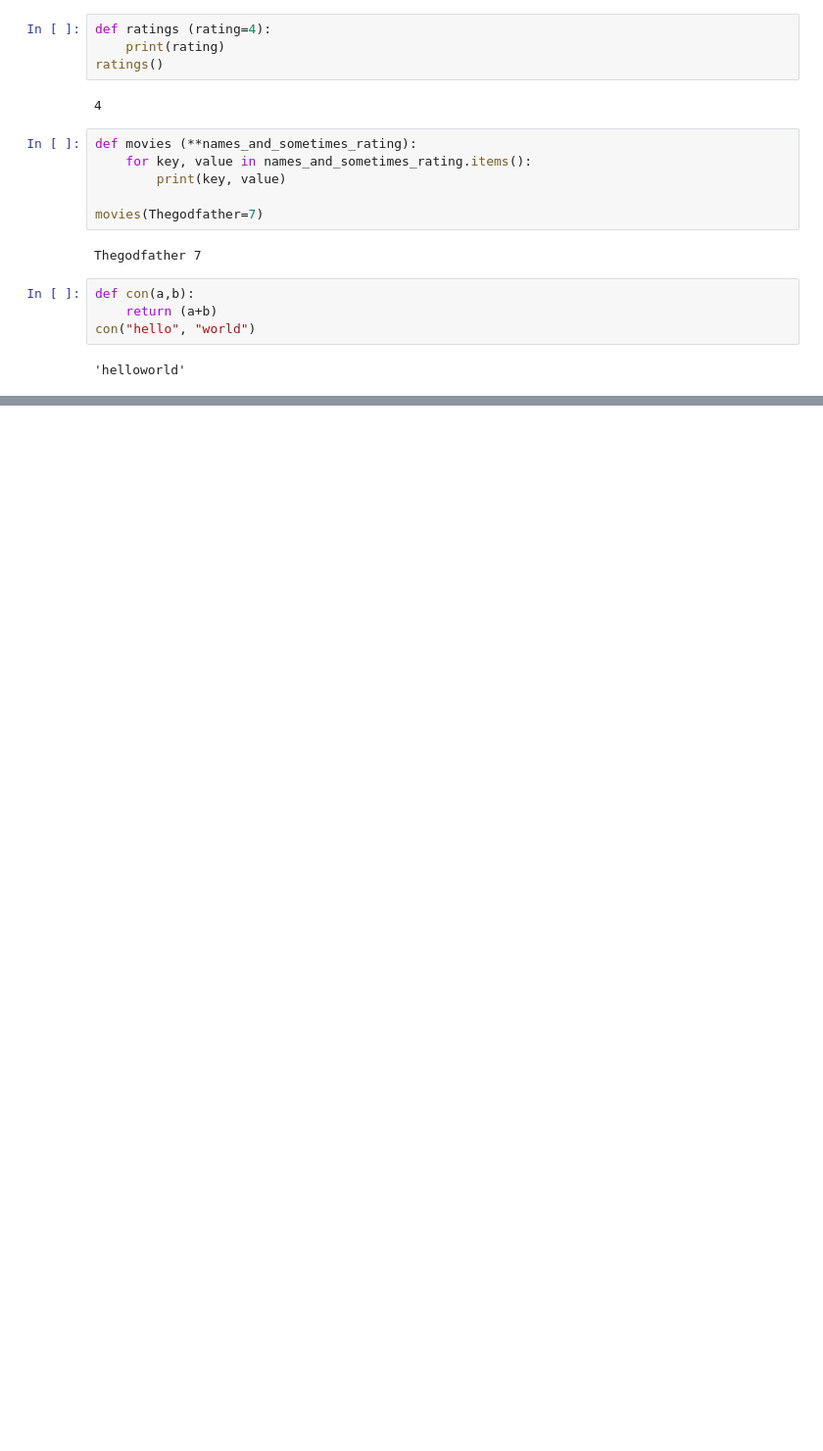
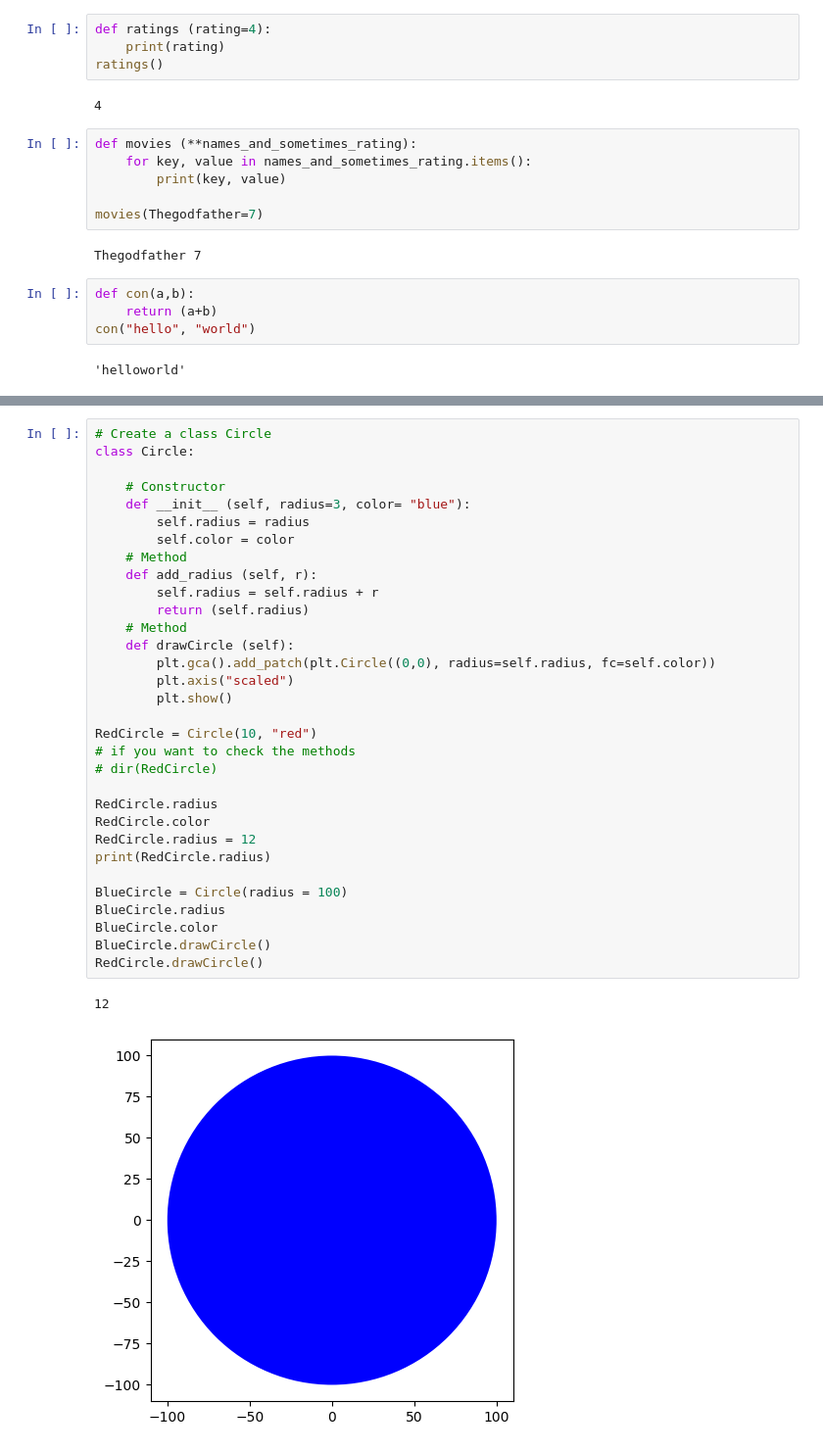
Before and after one commit to Yasir-4/data-science-practice, a Jupyter notebook: Python practice.ipynb, the cells around one changed output, grey strips where cells are left out. Shown at 98% size. Saved outputs shown, nothing was run; the diff lists cells and outputs as text; blank space fills up the shorter version.

```diff
--- a/Python practice.ipynb
+++ b/Python practice.ipynb
@@ -709,0 +911,35 @@ con
+# %%
+# Create a class Circle
+class Circle:
+
+    # Constructor
+    def __init__ (self, radius=3, color= "blue"):
+        self.radius = radius
+        self.color = color
+    # Method
+    def add_radius (self, r):
+        self.radius = self.radius + r
+        return (self.radius)
+    # Method
+    def drawCircle (self):
+        plt.gca().add_patch(plt.Circle((0,0), radius=self.radius, fc=self.color))
+        plt.axis("scaled")
+        plt.show()
+
+RedCircle = Circle(10, "red")
+# if you want to check the methods
+# dir(RedCircle)
+
+RedCircle.radius
+RedCircle.color
+RedCircle.radius = 12
+print(RedCircle.radius)
+
+BlueCircle = Circle(radius = 100)
+BlueCircle.radius
+BlueCircle.color
+BlueCircle.drawCircle()
+RedCircle.drawCircle()
+# %% [output]
+12
+[figure, added]
```
Also changed, not shown: parts of 29 cells of this notebook.
